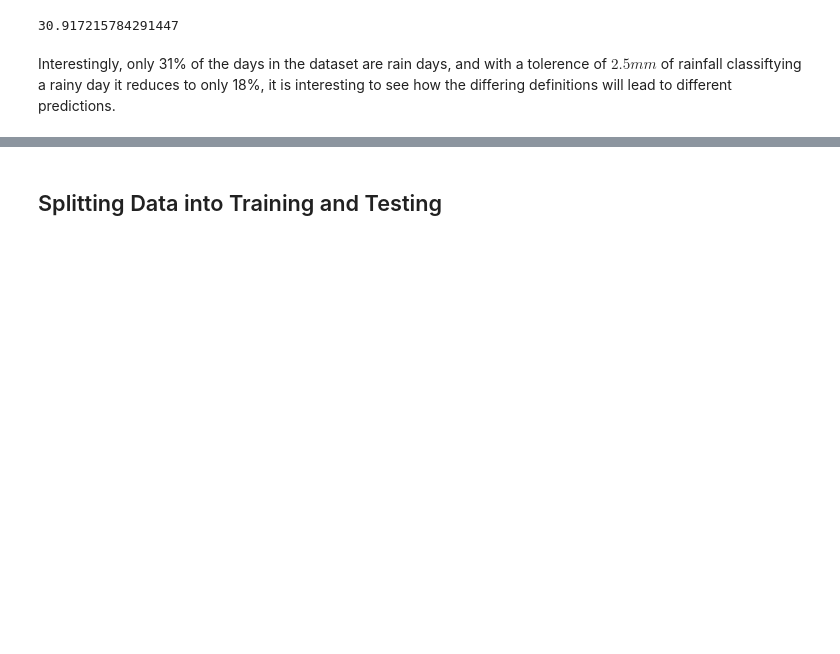
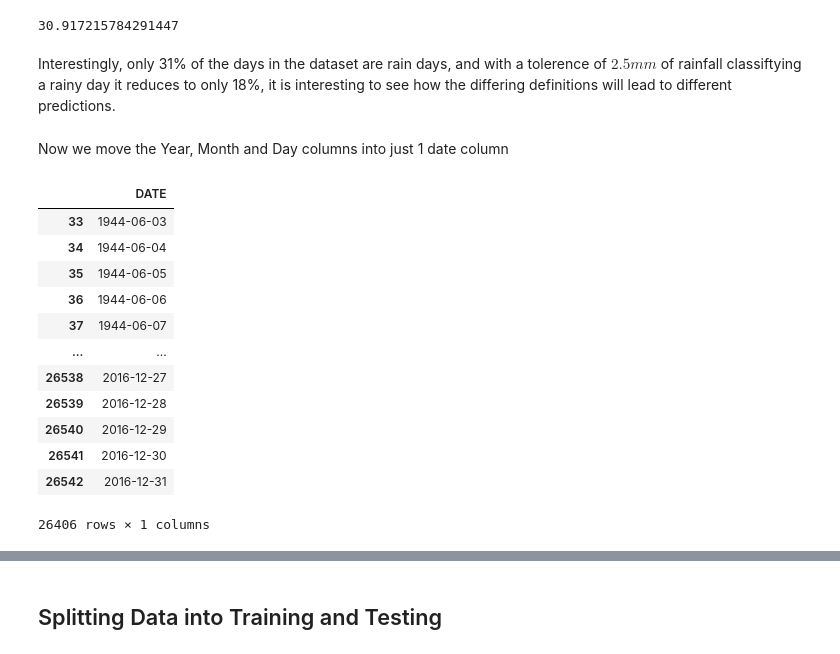
Before and after one commit to EwanVau/Aus_weather, a Jupyter notebook: Aus_data_analysis.ipynb, the cells around one changed output, grey strips where cells are left out. Cells and saved outputs as stored; diff of their text form; code cells hidden in the pictures; blank space fills up the shorter version.

```diff
--- a/Aus_data_analysis.ipynb
+++ b/Aus_data_analysis.ipynb
@@ -237,3 +240,5 @@ data_w_rain['is_rain'].values.sum()/len(data_w_rain)*100
 30.917215784291447
 # %% [markdown]
 Interestingly, only 31% of the days in the dataset are rain days, and with a tolerence of $2.5mm$ of rainfall classiftying a rainy day it reduces to only 18%, it is interesting to see how the differing definitions will lead to different predictions.
+# %% [markdown]
+Now we move the Year, Month and Day columns into just 1 date column
@@ -239,0 +248,16 @@ Interestingly, only 31% of the days in the dataset are rain days, and with a tol
+# %%
+a
+# %% [output]
+|  | DATE |
+| 33 | 1944-06-03 |
+| 34 | 1944-06-04 |
+| 35 | 1944-06-05 |
+| 36 | 1944-06-06 |
+| 37 | 1944-06-07 |
+| ... | ... |
+| 26538 | 2016-12-27 |
+| 26539 | 2016-12-28 |
+| 26540 | 2016-12-29 |
+| 26541 | 2016-12-30 |
+| 26542 | 2016-12-31 |
+26406 rows × 1 columns
```
Also changed, not shown: parts of 26 cells of this notebook.
